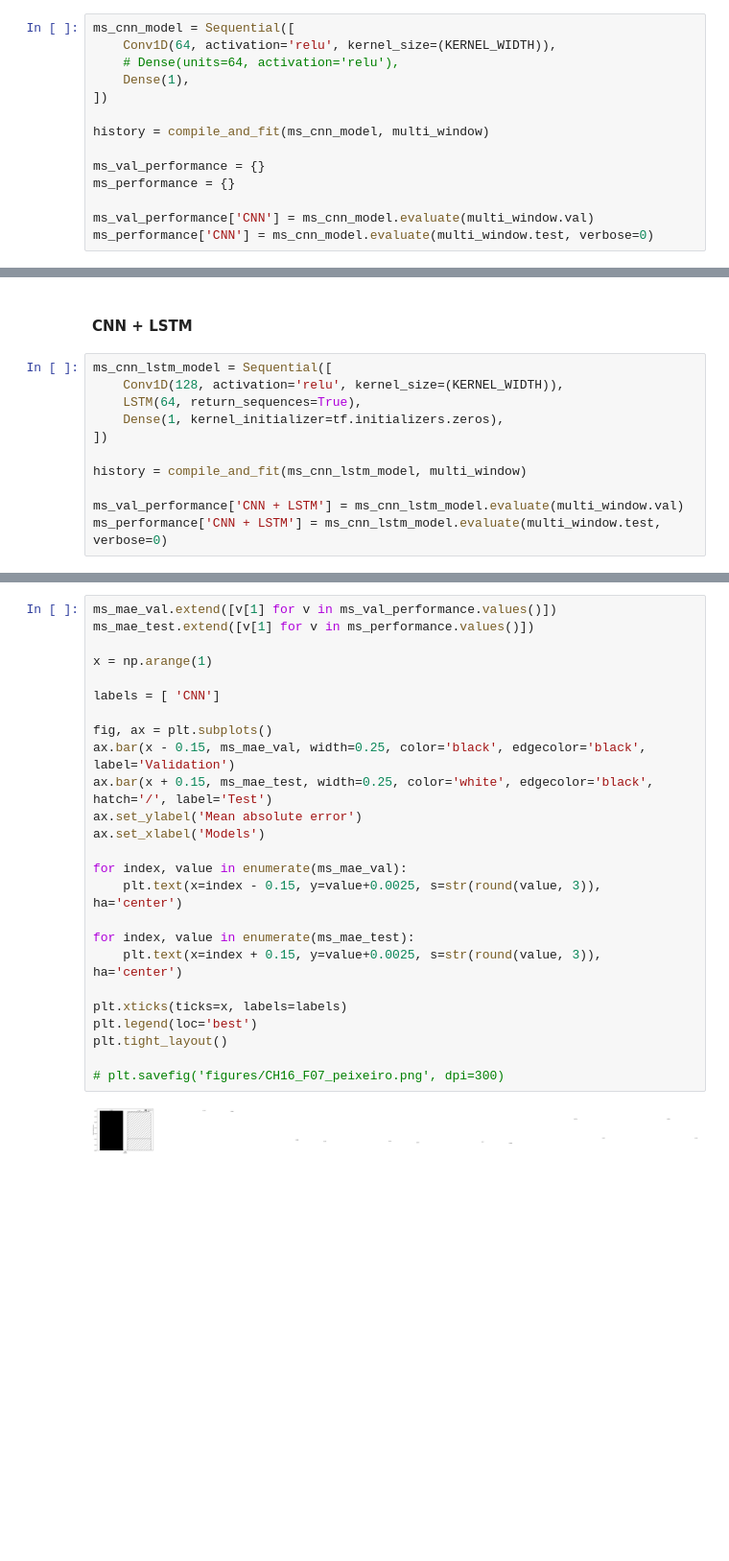
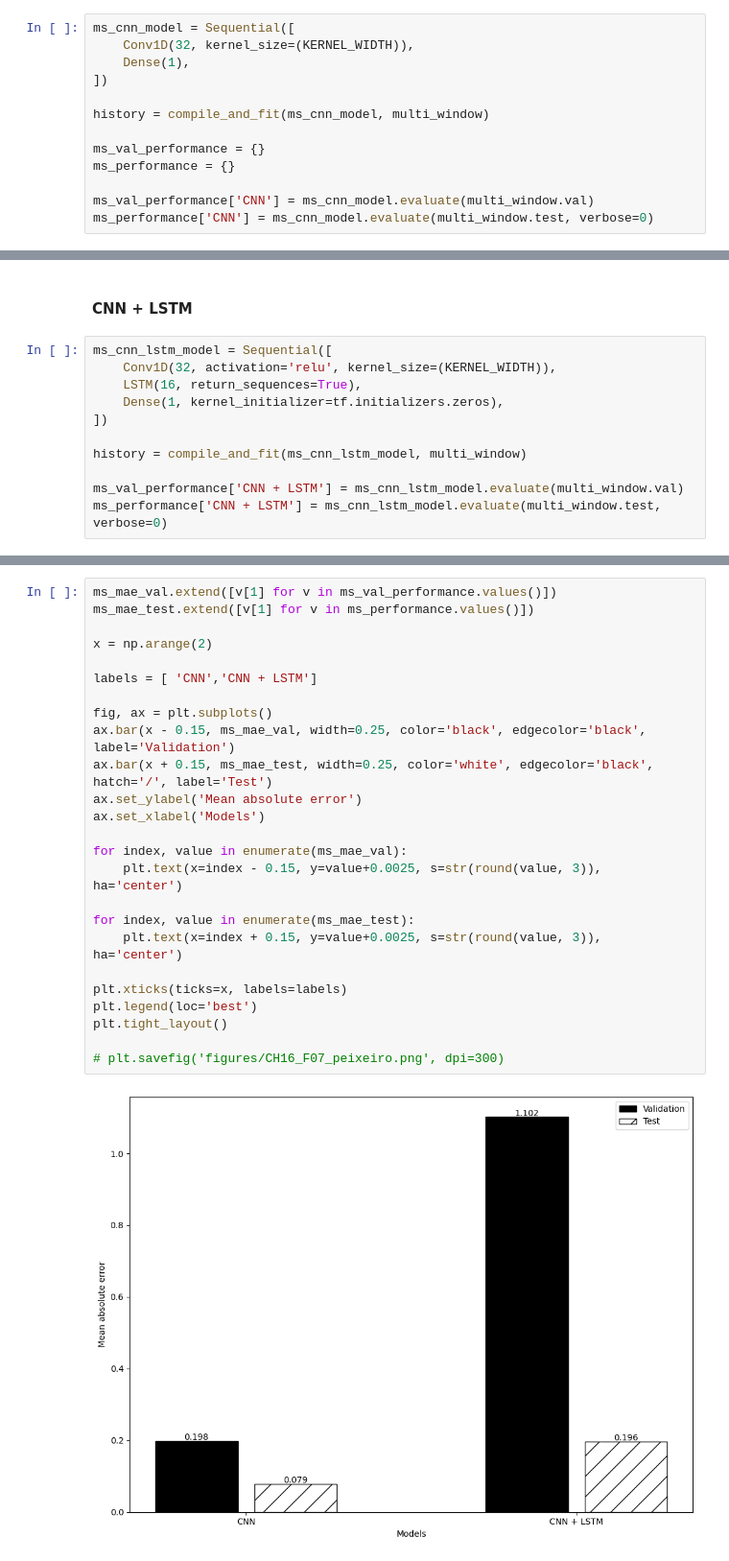
Before and after one commit to k1013726/PaperRelated, a Jupyter notebook: Final_analysis/NScore/main2 copy.ipynb, the cells around one changed output, grey strips where cells are left out. Shown at 96% size. Cells and saved outputs as stored; diff of their text form; blank space fills up the shorter version.

```diff
--- a/Final_analysis/NScore/main2 copy.ipynb
+++ b/Final_analysis/NScore/main2 copy.ipynb
@@ -188,8 +188,7 @@ ms_mae_val = []
 ms_mae_test = []
 # %%
 ms_cnn_model = Sequential([
-    Conv1D(64, activation='relu', kernel_size=(KERNEL_WIDTH)),
-    # Dense(units=64, activation='relu'),
+    Conv1D(32, kernel_size=(KERNEL_WIDTH)),
     Dense(1),
 ])
 
@@ -226,8 +221,8 @@ ms_performance
 #### CNN + LSTM
 # %%
 ms_cnn_lstm_model = Sequential([
-    Conv1D(128, activation='relu', kernel_size=(KERNEL_WIDTH)),
-    LSTM(64, return_sequences=True),
+    Conv1D(32, activation='relu', kernel_size=(KERNEL_WIDTH)),
+    LSTM(16, return_sequences=True),
     Dense(1, kernel_initializer=tf.initializers.zeros),
 ])
 
@@ -250,27 +251,27 @@ Epoch 5/50
 # %%
 ms_mae_val.extend([v[1] for v in ms_val_performance.values()])
 ms_mae_test.extend([v[1] for v in ms_performance.values()])
 
-x = np.arange(1)
+x = np.arange(2)
 
-labels = [ 'CNN']
+labels = [ 'CNN','CNN + LSTM']
 
 fig, ax = plt.subplots()
 ax.bar(x - 0.15, ms_mae_val, width=0.25, color='black', edgecolor='black', label='Validation')
 ax.bar(x + 0.15, ms_mae_test, width=0.25, color='white', edgecolor='black', hatch='/', label='Test')
 ax.set_ylabel('Mean absolute error')
 ax.set_xlabel('Models')
 
 for index, value in enumerate(ms_mae_val):
     plt.text(x=index - 0.15, y=value+0.0025, s=str(round(value, 3)), ha='center')
 
 for index, value in enumerate(ms_mae_test):
     plt.text(x=index + 0.15, y=value+0.0025, s=str(round(value, 3)), ha='center')
 
 plt.xticks(ticks=x, labels=labels)
 plt.legend(loc='best')
 plt.tight_layout()
 
 # plt.savefig('figures/CH16_F07_peixeiro.png', dpi=300)
 # %% [output]
-[figure, old version]
+[figure, new version]
```
Also changed, not shown: parts of 3 cells of this notebook, 9 other files.
